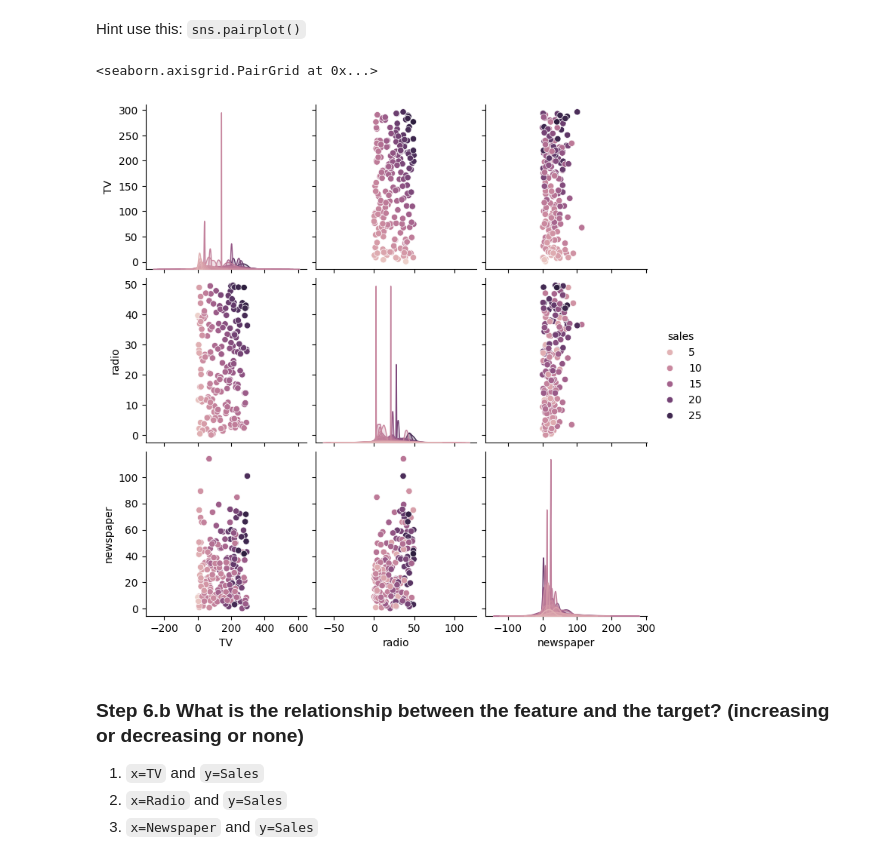
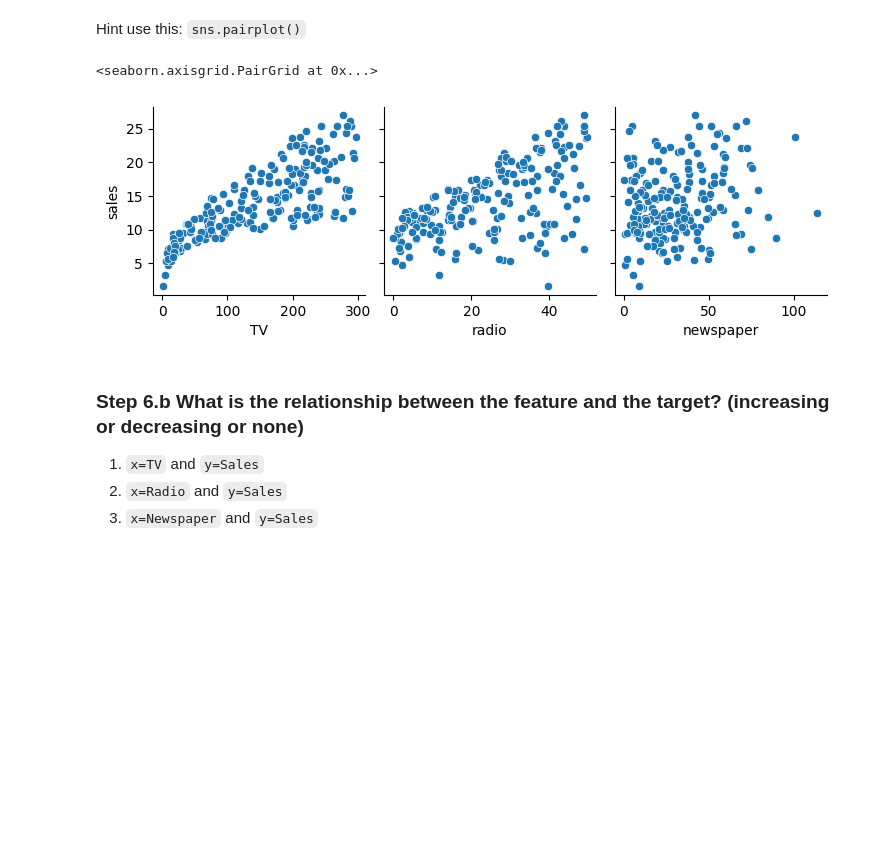
Before and after one commit to Rmalyahya/B5, a Jupyter notebook: student/C3/C3_M2Ex1.ipynb, the cells around one changed output. Saved outputs shown, nothing was run; the diff lists cells and outputs as text; code cells hidden in the pictures; blank space fills up the shorter version.

```diff
--- a/student/C3/C3_M2Ex1.ipynb
+++ b/student/C3/C3_M2Ex1.ipynb
@@ -91,16 +91,17 @@ Hint use this: `sns.pairplot()`
 # %%
 import seaborn as sns
 
 plot = x.copy()
 plot['sales'] = y
 
 sns.pairplot(
     plot,
-    hue= 'sales'
+    x_vars=['TV', 'radio', 'newspaper'],
+    y_vars= 'sales'
 )
 # %% [output]
 <seaborn.axisgrid.PairGrid at 0x...>
-[figure, old version]
+[figure, new version]
 # %% [markdown]
 ### Step 6.b What is the relationship between the feature and the target? (increasing or decreasing or none)
 
```
